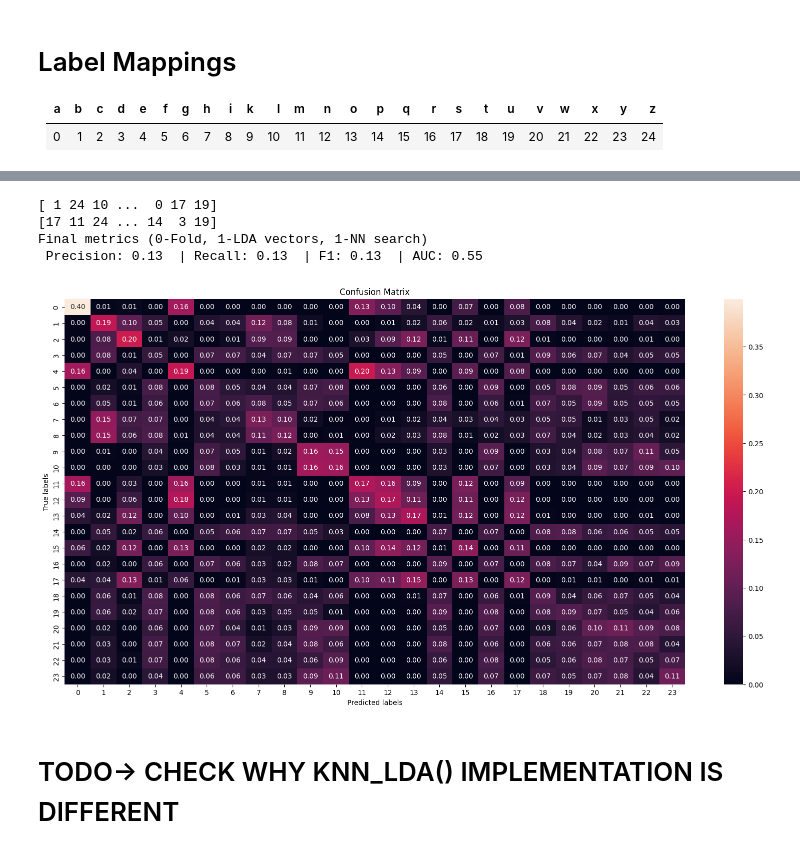
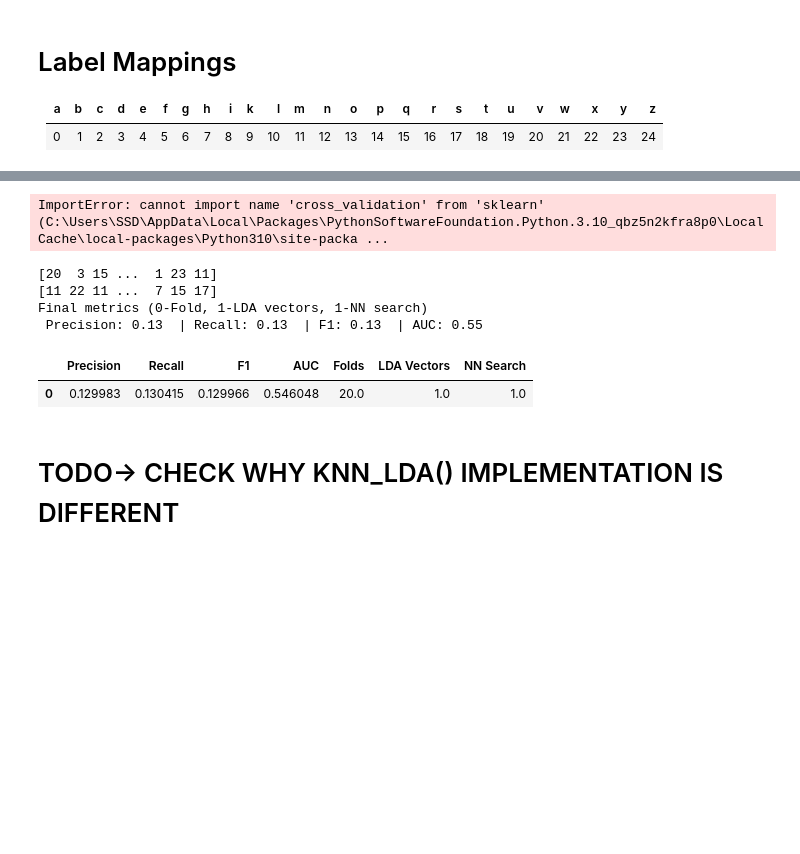
Before and after one commit to Mauricio-Bernuy/P2-IA, a Jupyter notebook: P2IA.ipynb, the cells around one changed output, grey strips where cells are left out. Saved outputs shown, nothing was run; the diff lists cells and outputs as text; code cells hidden in the pictures; blank space fills up the shorter version.

```diff
--- a/P2IA.ipynb
+++ b/P2IA.ipynb
@@ -230,3 +355,19 @@ Final metrics (4-Fold, 5-LDA vectors, 5-NN search)
+# %%
+# from sklearn import cross_validation
+from sklearn.utils import resample # for Bootstrap sampling
+bs = cross_validation.Bootstrap(9, random_state=0)
+len(bs)
+
+print( bs)
+# Bootstrap(9, n_bootstraps=3, n_train=5, n_test=4, random_state=0)
+for train_index, test_index in bs:
+  print( "TRAIN:", train_index, "TEST:", test_index)
+
+# TRAIN: [1 8 7 7 8] TEST: [0 3 0 5]
+# TRAIN: [5 4 2 4 2] TEST: [6 7 1 0]
+# TRAIN: [4 7 0 1 1] TEST: [5 3 6 5]
+# %% [output]
+ImportError: cannot import name 'cross_validation' from 'sklearn' (C:\Users\SSD\AppData\Local\Packages\PythonSoftwareFoundation.Python.3.10_qbz5n2kfra8p0\LocalCache\local-packages\Python310\site-packa ...
 # %%
 from distutils.command.bdist import show_formats
 from xml.etree.ElementInclude import include
@@ -265,37 +406,42 @@ def split_KNN(X_, Y_, k_splits_ = 10, n_comps_ = 20, k_ = 3):
   model = KNN_LDA(n_comps_,k_)
   model.fit(X=X_train, y=Y_train.ravel())
   Y_predicted = model.predict(X_test)
 
   np.set_printoptions(threshold=300)
   print(Y_test.ravel())
   print(Y_predicted)
   # metrics
+
   precision += precision_score(Y_test, Y_predicted, average="weighted")
   recall += recall_score(Y_test, Y_predicted, average="weighted")
   f1 += f1_score(Y_test, Y_predicted,  average="weighted")
   AUC += roc_auc_score(Y_test, model.predict_proba(X_test),multi_class='ovr')
 
   # precision /= k_splits_
   # recall /= k_splits_
   # f1 /= k_splits_
   # AUC /= k_splits_
 
   print(f"Final metrics ({0}-Fold, {n_comps_}-LDA vectors, {k_}-NN search)\n",
   "Precision:", "{:.2f}".format(precision),
   " | Recall:", "{:.2f}".format(recall),
   " | F1:", "{:.2f}".format(f1),
   " | AUC:","{:.2f}".format(AUC))
 
-  plot_cnf_matrix(Y_test, Y_predicted)
+  return(pd.DataFrame(np.array([[precision, recall, f1, AUC, k_splits_, n_comps_, k_]]),
+                   columns=['Precision', 'Recall', 'F1', 'AUC', 'Folds', 'LDA Vectors', 'NN Search']))
+
+  # plot_cnf_matrix(Y_test, Y_predicted)
 
 
 split_KNN(sign_X, sign_Y, 20, 1, 1)
 # %% [output]
-[ 1 24 10 ...  0 17 19]
-[17 11 24 ... 14  3 19]
+[20  3 15 ...  1 23 11]
+[11 22 11 ...  7 15 17]
 Final metrics (0-Fold, 1-LDA vectors, 1-NN search)
  Precision: 0.13  | Recall: 0.13  | F1: 0.13  | AUC: 0.55
-[figure, removed]
+|  | Precision | Recall | F1 | AUC | Folds | LDA Vectors | NN Search |
+| 0 | 0.129983 | 0.130415 | 0.129966 | 0.546048 | 20.0 | 1.0 | 1.0 |
 # %% [markdown]
 # TODO-> CHECK WHY KNN_LDA() IMPLEMENTATION IS DIFFERENT
 # %%
```
Also changed, not shown: parts of 8 cells of this notebook.
